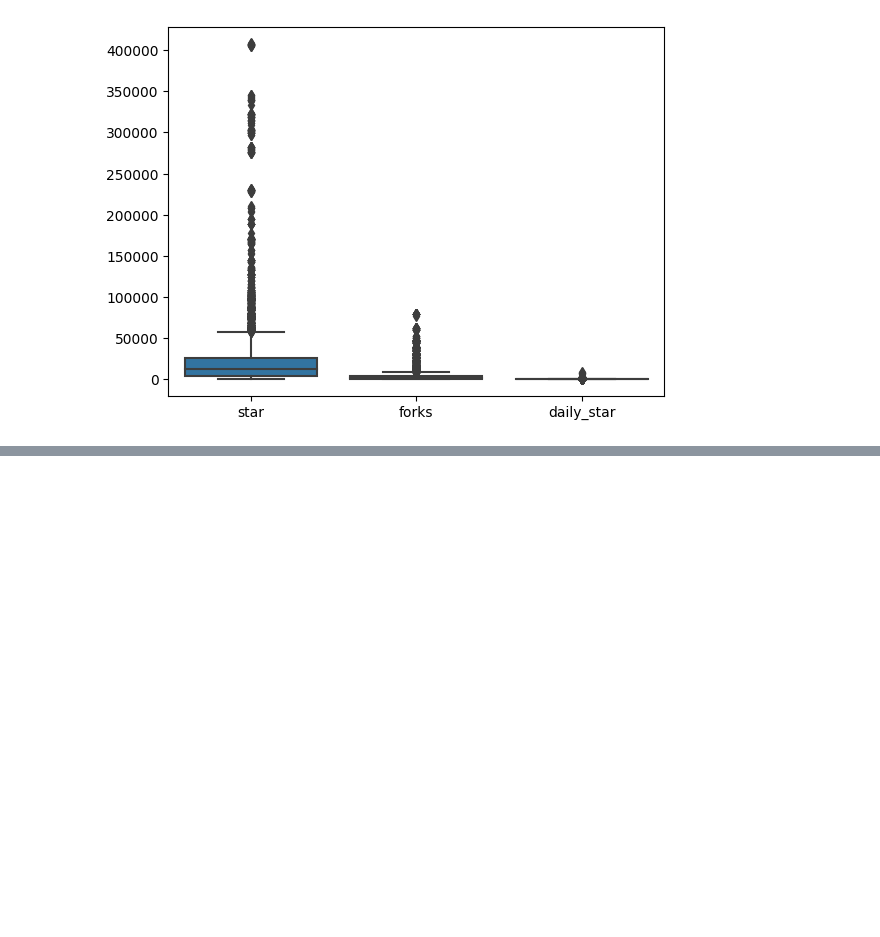
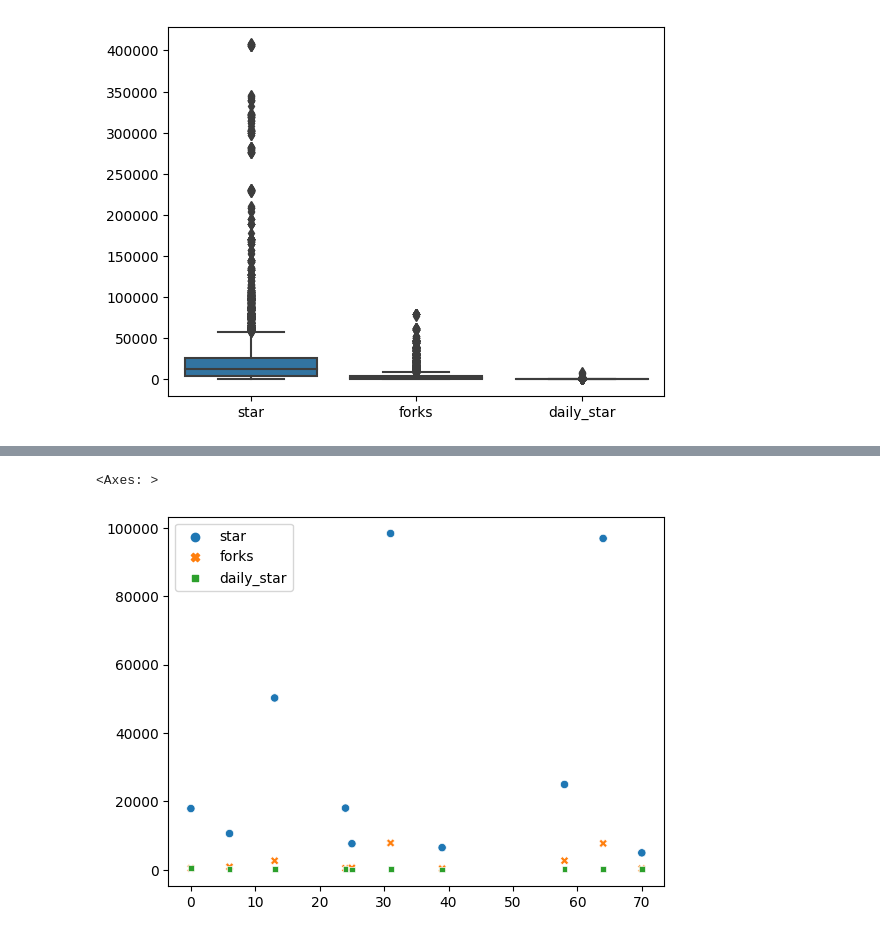
Before and after one commit to jin-raii/netflix-clone, a Jupyter notebook: trending_git.ipynb, the cells around one changed output, grey strips where cells are left out. Drawn from its saved outputs; the diff is of its cells as text; code cells hidden in the pictures; blank space fills up the shorter version.

```diff
--- a/trending_git.ipynb
+++ b/trending_git.ipynb
@@ -282,0 +463,5 @@ sns.histplot(data=duplicate_df)
+# %%
+sns.scatterplot(data=popular_daily_star.head(10))
+# %% [output]
+<Axes: >
+[figure, added]
```
Also changed, not shown: parts of 30 cells of this notebook.
